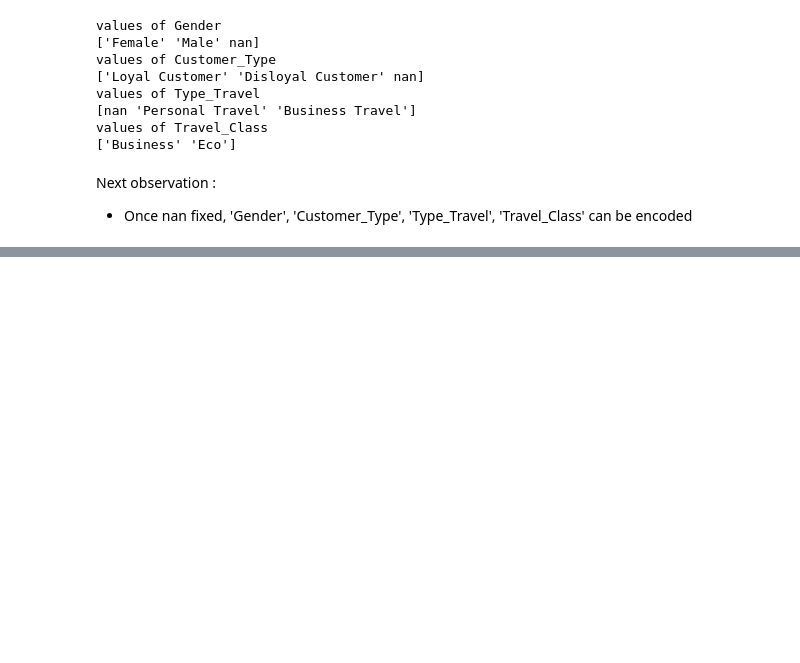
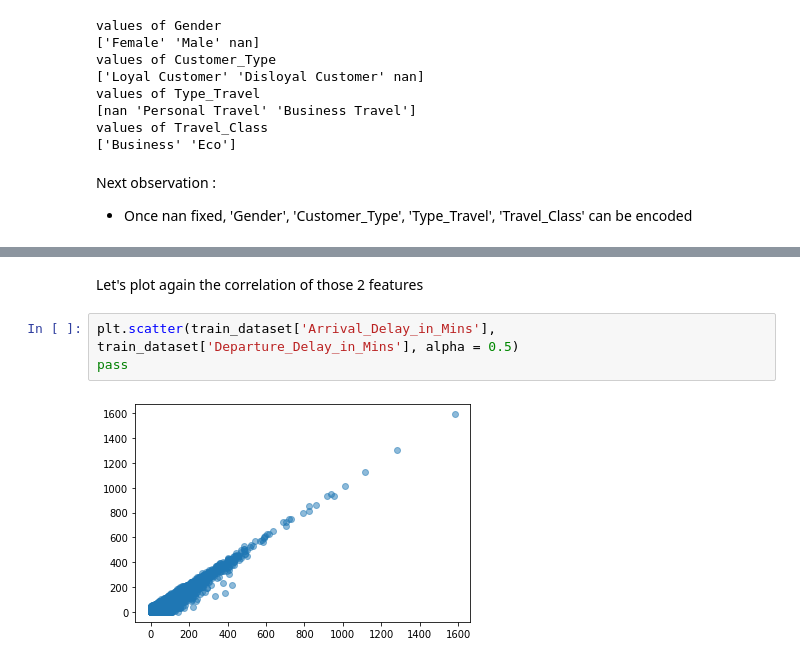
Before and after one commit to jacqueslethuaut/hackathon-shikansen, a Jupyter notebook: SoloTraveller01.ipynb, the cells around one changed output, grey strips where cells are left out. Saved outputs shown, nothing was run; the diff lists cells and outputs as text; blank space fills up the shorter version.

```diff
--- a/SoloTraveller01.ipynb
+++ b/SoloTraveller01.ipynb
@@ -160,0 +431,7 @@ Next observation :
+# %% [markdown]
+Let's plot again the correlation of those 2 features
+# %%
+plt.scatter(train_dataset['Arrival_Delay_in_Mins'], train_dataset['Departure_Delay_in_Mins'], alpha = 0.5)
+pass
+# %% [output]
+[figure, added]
```
Also changed, not shown: parts of 48 cells of this notebook.
